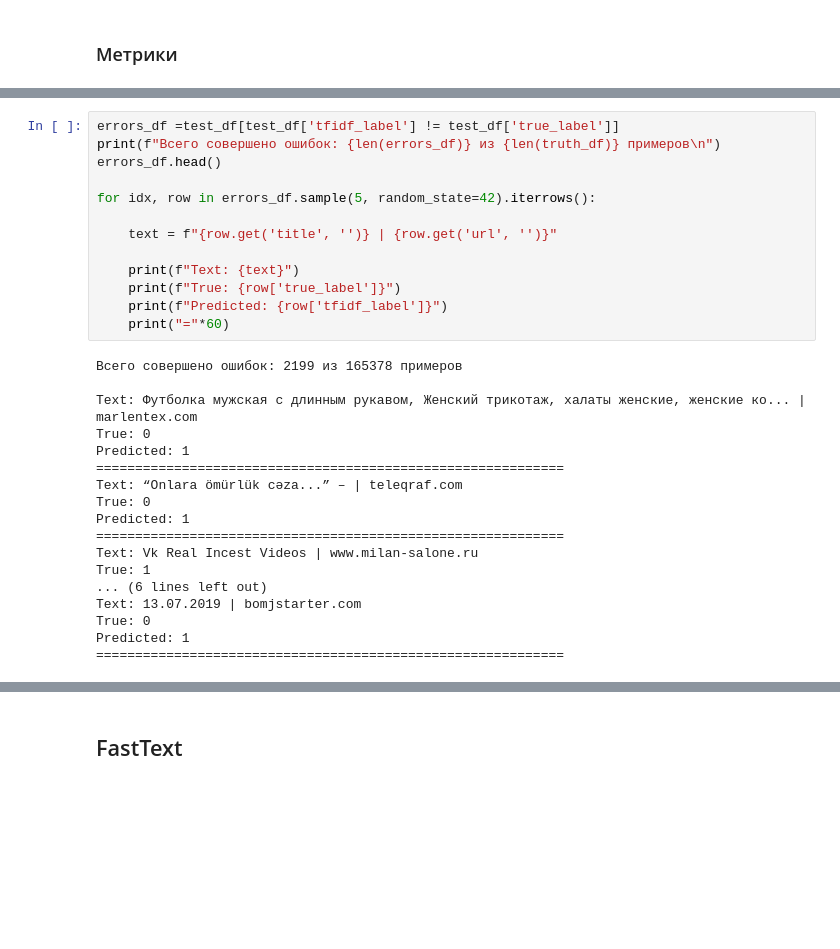
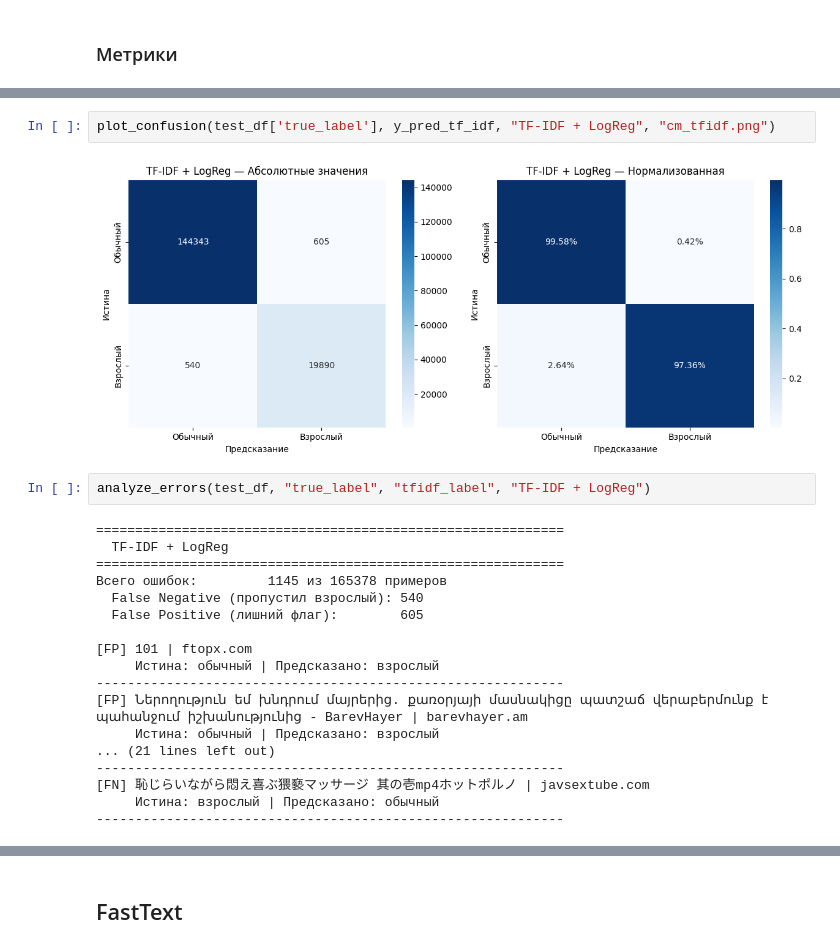
Before and after one commit to aka-iriska/text_classification, a Jupyter notebook: solution.ipynb, the cells around one changed output, grey strips where cells are left out. Drawn from its saved outputs; the diff is of its cells as text; blank space fills up the shorter version.

```diff
--- a/solution.ipynb
+++ b/solution.ipynb
@@ -327,34 +406,27 @@ plt.show()
-# %%
-errors_df =test_df[test_df['tfidf_label'] != test_df['true_label']]
-print(f"Всего совершено ошибок: {len(errors_df)} из {len(truth_df)} примеров\n")
-errors_df.head()
-
-for idx, row in errors_df.sample(5, random_state=42).iterrows():
-
-    text = f"{row.get('title', '')} | {row.get('url', '')}"
-
-    print(f"Text: {text}")
-    print(f"True: {row['true_label']}")
-    print(f"Predicted: {row['tfidf_label']}")
-    print("="*60)
-# %% [output]
-Всего совершено ошибок: 2199 из 165378 примеров
-
-Text: Футболка мужская с длинным рукавом, Женский трикотаж, халаты женские, женские ко... | marlentex.com
-True: 0
-Predicted: 1
-============================================================
-Text: “Onlara ömürlük cəza...” – | teleqraf.com
-True: 0
-Predicted: 1
-============================================================
-Text: Vk Real Incest Videos | www.milan-salone.ru
-True: 1
-... (6 lines left out)
-Text: 13.07.2019 | bomjstarter.com
-True: 0
-Predicted: 1
-============================================================
+# %%
+plot_confusion(test_df['true_label'], y_pred_tf_idf, "TF-IDF + LogReg", "cm_tfidf.png")
+# %% [output]
+[figure, added]
+# %%
+analyze_errors(test_df, "true_label", "tfidf_label", "TF-IDF + LogReg")
+# %% [output]
+============================================================
+  TF-IDF + LogReg
+============================================================
+Всего ошибок:         1145 из 165378 примеров
+  False Negative (пропустил взрослый): 540
+  False Positive (лишний флаг):        605
+
+[FP] 101 | ftopx.com
+     Истина: обычный | Предсказано: взрослый
+------------------------------------------------------------
+[FP] Ներողություն եմ խնդրում մայրերից. քառօրյայի մասնակիցը պատշաճ վերաբերմունք է պահանջում իշխանությունից - BarevHayer | barevhayer.am
+     Истина: обычный | Предсказано: взрослый
+... (21 lines left out)
+------------------------------------------------------------
+[FN] 恥じらいながら悶え喜ぶ猥褻マッサージ 其の壱mp4ホットポルノ | javsextube.com
+     Истина: взрослый | Предсказано: обычный
+------------------------------------------------------------
 # %% [markdown]
 **ВЫВОД**:
 
```
Also changed, not shown: parts of 70 cells of this notebook.
